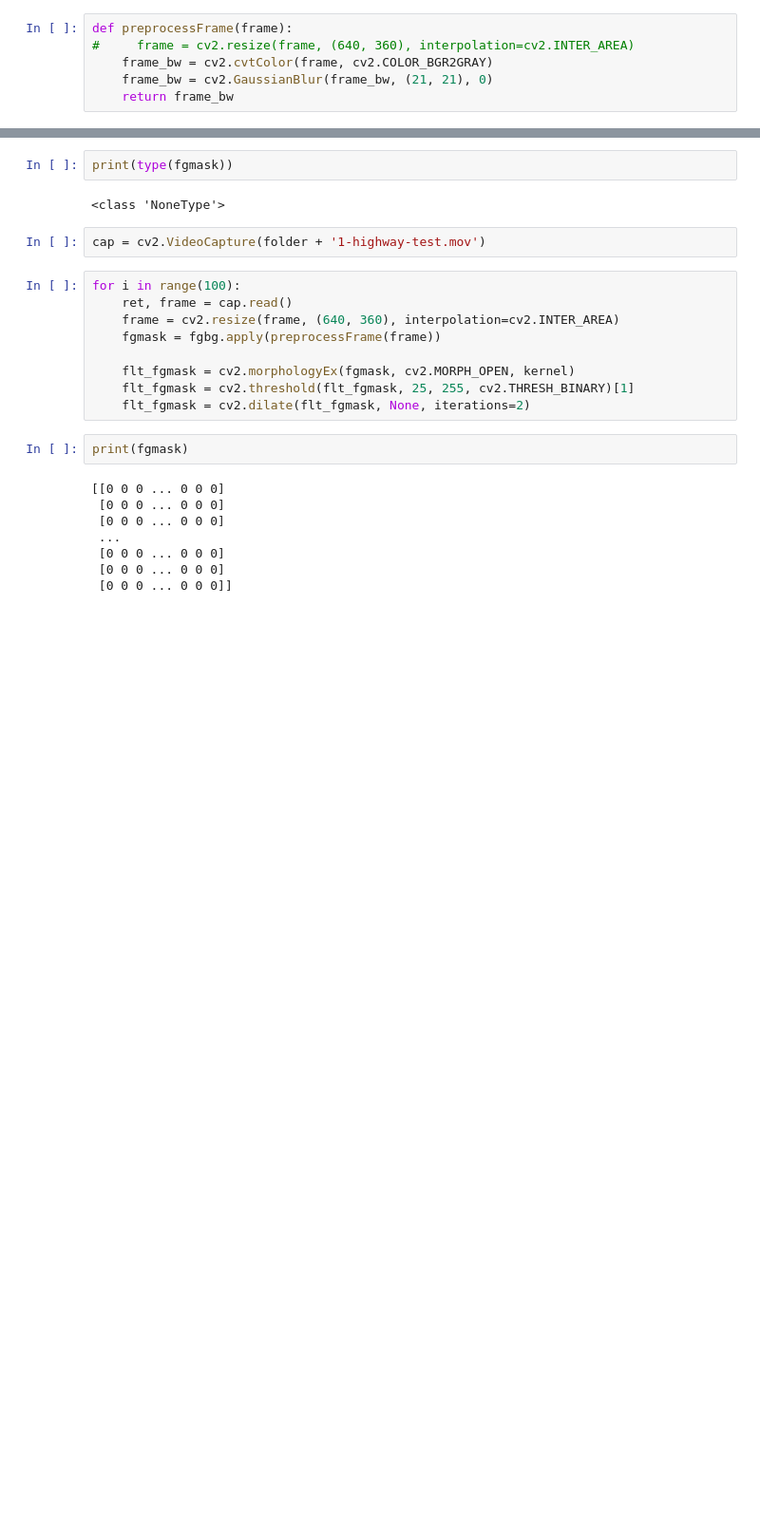
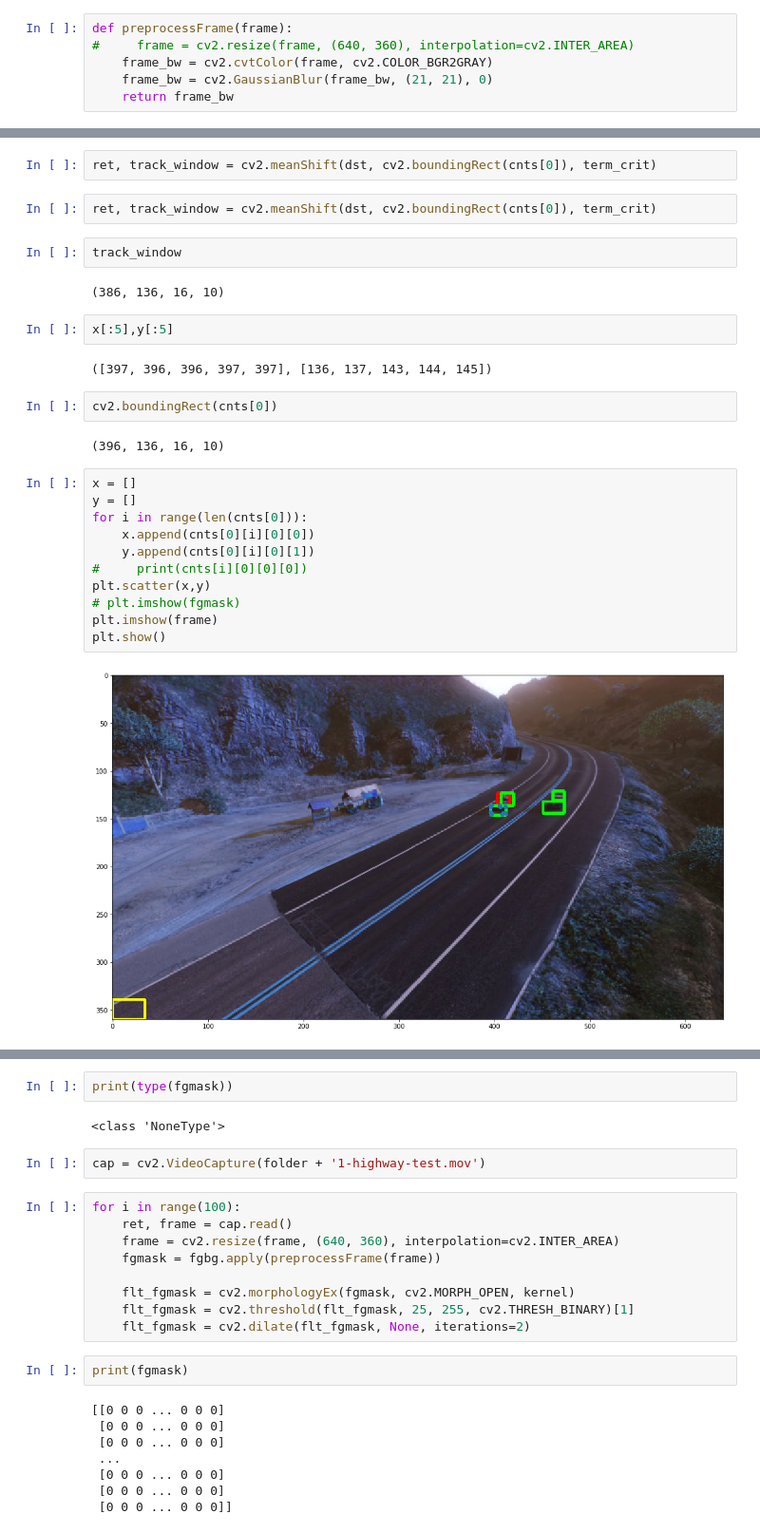
Before and after one commit to mihbort/traffic-accident-detection, a Jupyter notebook: Contours finder.ipynb, the cells around one changed output, grey strips where cells are left out. Shown at 95% size. Saved outputs shown, nothing was run; the diff lists cells and outputs as text; blank space fills up the shorter version.

```diff
--- a/Contours finder.ipynb
+++ b/Contours finder.ipynb
@@ -84,0 +162,29 @@ cv2.destroyAllWindows()
+# %%
+ret, track_window = cv2.meanShift(dst, cv2.boundingRect(cnts[0]), term_crit)
+# %%
+ret, track_window = cv2.meanShift(dst, cv2.boundingRect(cnts[0]), term_crit)
+# %%
+track_window
+# %% [output]
+(386, 136, 16, 10)
+# %%
+x[:5],y[:5]
+# %% [output]
+([397, 396, 396, 397, 397], [136, 137, 143, 144, 145])
+# %%
+cv2.boundingRect(cnts[0])
+# %% [output]
+(396, 136, 16, 10)
+# %%
+x = []
+y = []
+for i in range(len(cnts[0])):
+    x.append(cnts[0][i][0][0])
+    y.append(cnts[0][i][0][1])
+#     print(cnts[i][0][0][0])
+plt.scatter(x,y)
+# plt.imshow(fgmask)
+plt.imshow(frame)
+plt.show()
+# %% [output]
+[figure, added]
```
Also changed, not shown: parts of 12 cells of this notebook.
